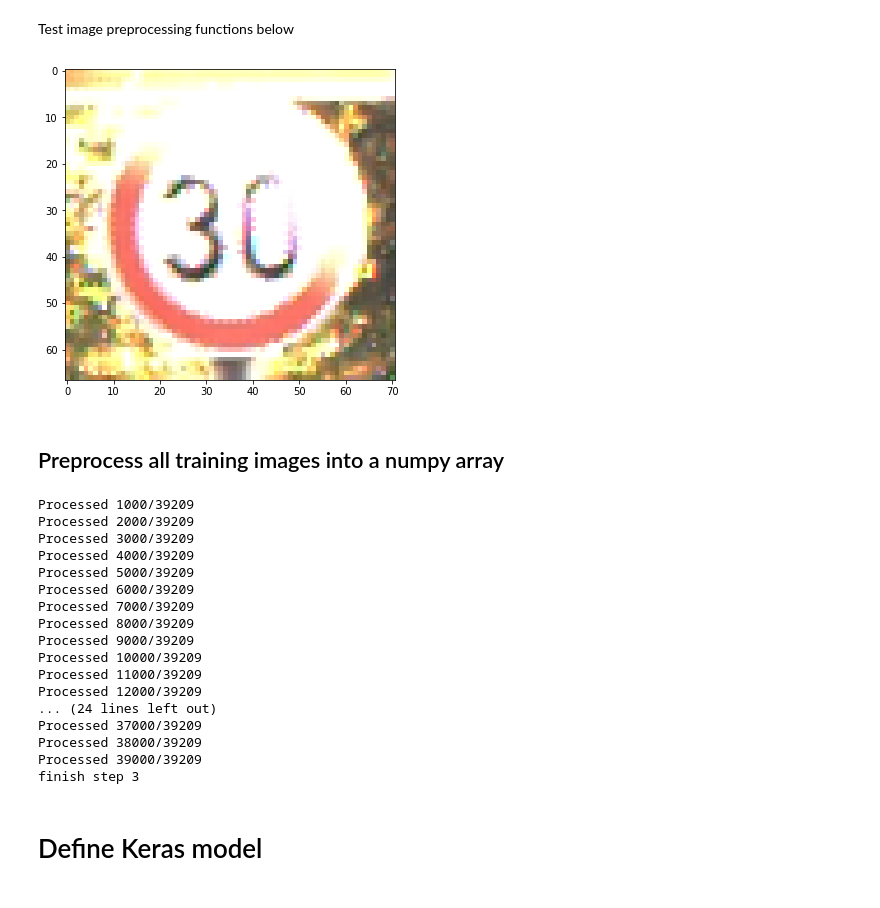
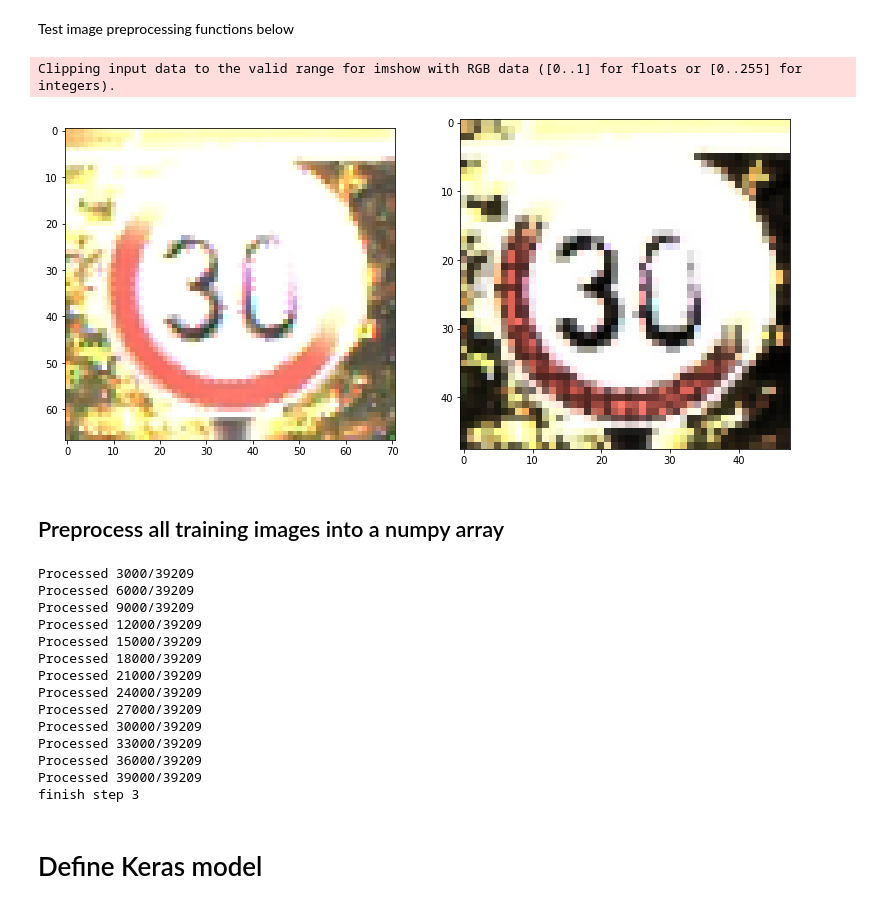
Before and after one commit to bogus1aw/trafic-signs-recognition, a Jupyter notebook: Traffic Sign Classification with examples.ipynb, the cells around one changed output. Cells and saved outputs as stored; diff of their text form; code cells hidden in the pictures.

Commit message:
experiments no dropout and histogram normalization

```diff
--- a/Traffic Sign Classification with examples.ipynb
+++ b/Traffic Sign Classification with examples.ipynb
@@ -100,5 +98,14 @@ Example signs from one class
 # %%
 def preprocess_img(img):
+
+    img = preprocess_img_without_rollaxis(img)
+
+    # roll color axis to axis 0
+    img = np.rollaxis(img,-1)
+
+    return img
+
+def preprocess_img_without_rollaxis(img):
     # Histogram normalization in y
     hsv = color.rgb2hsv(img)
     hsv[:,:,2] = exposure.equalize_hist(hsv[:,:,2])
@@ -113,12 +120,7 @@ def preprocess_img(img):
 
     # rescale to standard size
     img = transform.resize(img, (IMG_SIZE, IMG_SIZE))
-
-    # roll color axis to axis 0
-    img = np.rollaxis(img,-1)
-
     return img
-
 
 def get_class(img_path):
     return int(img_path.split('\\')[-2])
@@ -130,24 +132,25 @@ Test image preprocessing functions below
 # %%
 examples_from_one_class_path = '00001/00001_00029.ppm'
 image_from_one_class_paths = os.path.join(root_dir, examples_from_one_class_path)
 
 def showImagesInGridImages(list_of_files):
     fig = figure(figsize=(13, 13))
     number_of_files = len(list_of_files)
     for i in range(number_of_files):
         a=fig.add_subplot(number_of_files/7+1,2,i+1)
 #         image = imread(list_of_files[i])
         imshow(list_of_files[i])
 
 images = []
 
 images.append(io.imread(image_from_one_class_paths))
 img = io.imread(image_from_one_class_paths)
-# images.append(preprocess_img(img))
+images.append(preprocess_img_without_rollaxis(img))
 
 showImagesInGridImages(images)
 # %% [output]
+Clipping input data to the valid range for imshow with RGB data ([0..1] for floats or [0..255] for integers).
-[figure, old version]
+[figure, new version]
 # %% [markdown]
 ## Preprocess all training images into a numpy array
 # %%
@@ -164,7 +167,7 @@ try:
             imgs.append(img)
             labels.append(label)
 
-            if len(imgs)%1000 == 0: print("Processed {}/{}".format(len(imgs), len(all_img_paths)))
+            if len(imgs)%3000 == 0: print("Processed {}/{}".format(len(imgs), len(all_img_paths)))
         except (IOError, OSError):
             print('missed', img_path)
             pass
@@ -180,21 +183,18 @@ try:
 except (IOError,OSError, KeyError):
     print("Error in reading X.h5. Processing all images...")
 # %% [output]
-Processed 1000/39209
-Processed 2000/39209
 Processed 3000/39209
-Processed 4000/39209
-Processed 5000/39209
 Processed 6000/39209
-Processed 7000/39209
-Processed 8000/39209
 Processed 9000/39209
-Processed 10000/39209
-Processed 11000/39209
 Processed 12000/39209
-... (24 lines left out)
-Processed 37000/39209
-Processed 38000/39209
+Processed 15000/39209
+Processed 18000/39209
+Processed 21000/39209
+Processed 24000/39209
+Processed 27000/39209
+Processed 30000/39209
+Processed 33000/39209
+Processed 36000/39209
 Processed 39000/39209
 finish step 3
 # %% [markdown]
```
Also changed, not shown: parts of 6 cells of this notebook, 2 other files.
